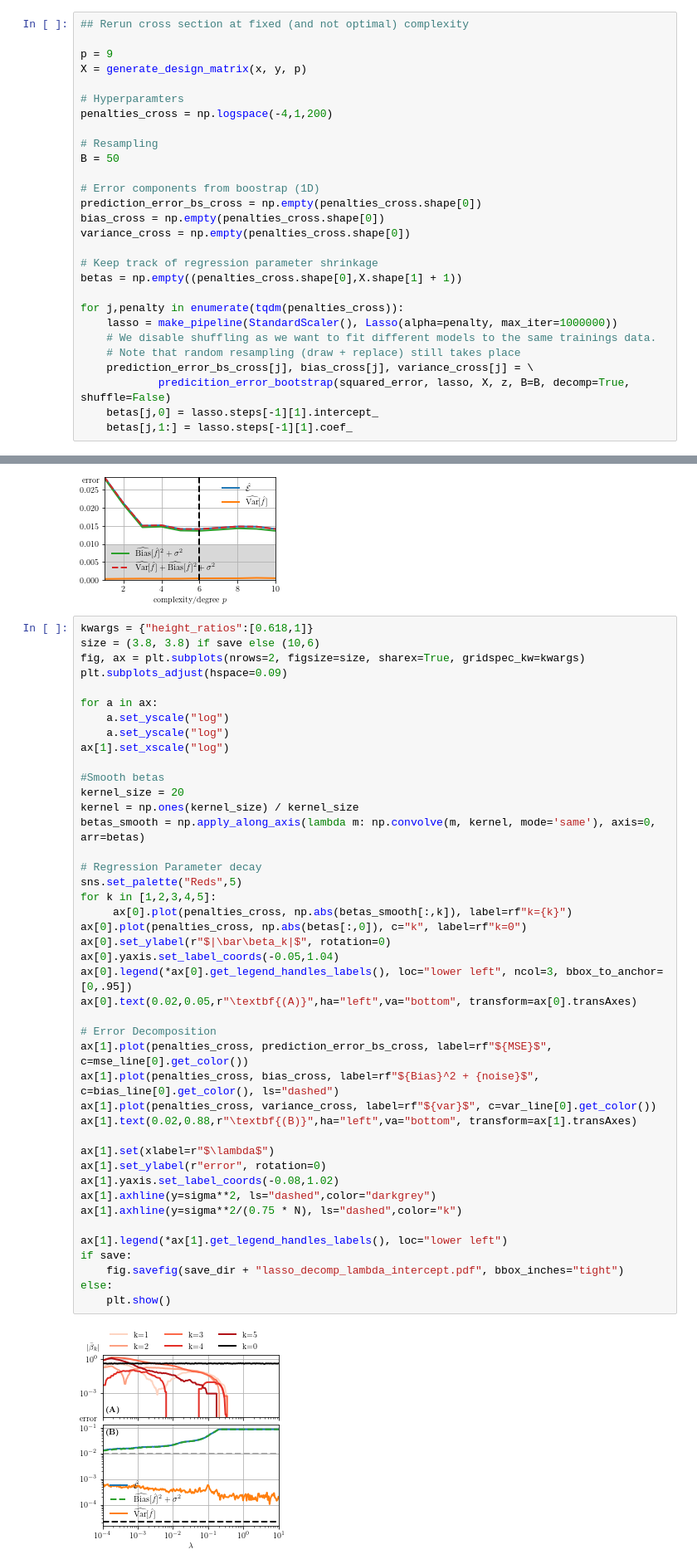
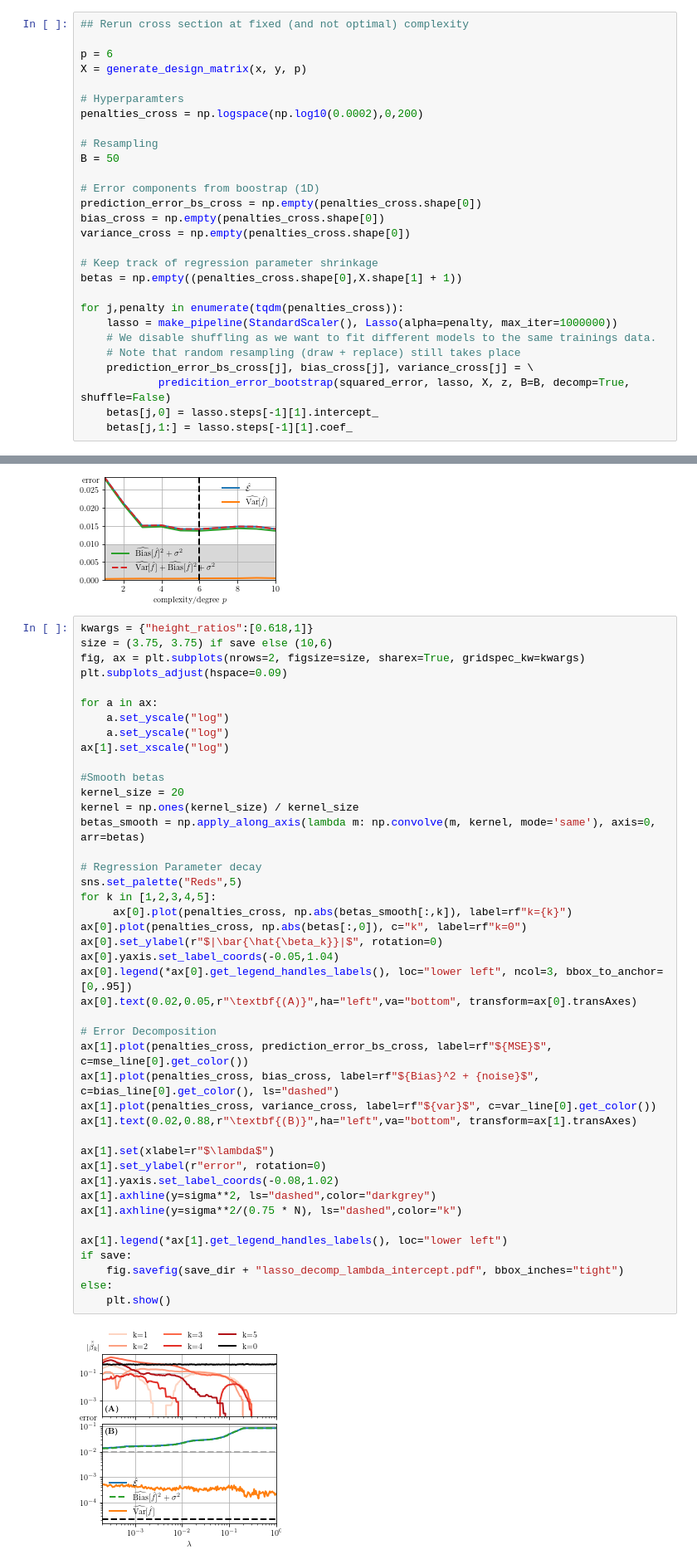
Before and after one commit to timzimm/CompSci, a Jupyter notebook: 01_regression_resampling/src/03_lasso_regression.ipynb, the cells around one changed output, grey strips where cells are left out. Shown at 83% size. Cells and saved outputs as stored; diff of their text form.

```diff
--- a/01_regression_resampling/src/03_lasso_regression.ipynb
+++ b/01_regression_resampling/src/03_lasso_regression.ipynb
@@ -69,11 +69,11 @@ for j,penalty in enumerate(tqdm(penalties)):
 # %%
 ## Rerun cross section at fixed (and not optimal) complexity
 
-p = 9
+p = 6
 X = generate_design_matrix(x, y, p)
 
 # Hyperparamters
-penalties_cross = np.logspace(-4,1,200)
+penalties_cross = np.logspace(np.log10(0.0002),0,200)
 
 # Resampling
 B = 50
@@ -176,7 +176,7 @@ else:
 [figure]
 # %%
 kwargs = {"height_ratios":[0.618,1]}
-size = (3.8, 3.8) if save else (10,6)
+size = (3.75, 3.75) if save else (10,6)
 fig, ax = plt.subplots(nrows=2, figsize=size, sharex=True, gridspec_kw=kwargs)
 plt.subplots_adjust(hspace=0.09)
 
@@ -190,35 +190,35 @@ kernel_size = 20
 kernel = np.ones(kernel_size) / kernel_size
 betas_smooth = np.apply_along_axis(lambda m: np.convolve(m, kernel, mode='same'), axis=0, arr=betas)
 
 # Regression Parameter decay
 sns.set_palette("Reds",5)
 for k in [1,2,3,4,5]:
      ax[0].plot(penalties_cross, np.abs(betas_smooth[:,k]), label=rf"k={k}")
 ax[0].plot(penalties_cross, np.abs(betas[:,0]), c="k", label=rf"k=0")
-ax[0].set_ylabel(r"$|\bar\beta_k|$", rotation=0)
+ax[0].set_ylabel(r"$|\bar{\hat{\beta_k}}|$", rotation=0)
 ax[0].yaxis.set_label_coords(-0.05,1.04)
 ax[0].legend(*ax[0].get_legend_handles_labels(), loc="lower left", ncol=3, bbox_to_anchor=[0,.95])
 ax[0].text(0.02,0.05,r"\textbf{(A)}",ha="left",va="bottom", transform=ax[0].transAxes)
 
 # Error Decomposition
 ax[1].plot(penalties_cross, prediction_error_bs_cross, label=rf"${MSE}$", c=mse_line[0].get_color())
 ax[1].plot(penalties_cross, bias_cross, label=rf"${Bias}^2 + {noise}$", c=bias_line[0].get_color(), ls="dashed")
 ax[1].plot(penalties_cross, variance_cross, label=rf"${var}$", c=var_line[0].get_color())
 ax[1].text(0.02,0.88,r"\textbf{(B)}",ha="left",va="bottom", transform=ax[1].transAxes)
 
 ax[1].set(xlabel=r"$\lambda$")
 ax[1].set_ylabel(r"error", rotation=0)
 ax[1].yaxis.set_label_coords(-0.08,1.02)
 ax[1].axhline(y=sigma**2, ls="dashed",color="darkgrey")
 ax[1].axhline(y=sigma**2/(0.75 * N), ls="dashed",color="k")
 
 ax[1].legend(*ax[1].get_legend_handles_labels(), loc="lower left")
 if save:
     fig.savefig(save_dir + "lasso_decomp_lambda_intercept.pdf", bbox_inches="tight")
 else:
     plt.show()
 # %% [output]
-[figure, old version]
+[figure, new version]
 # %%
 # Model parameters
 degrees = np.arange(1,11)
```
Also changed, not shown: 5 other files.
